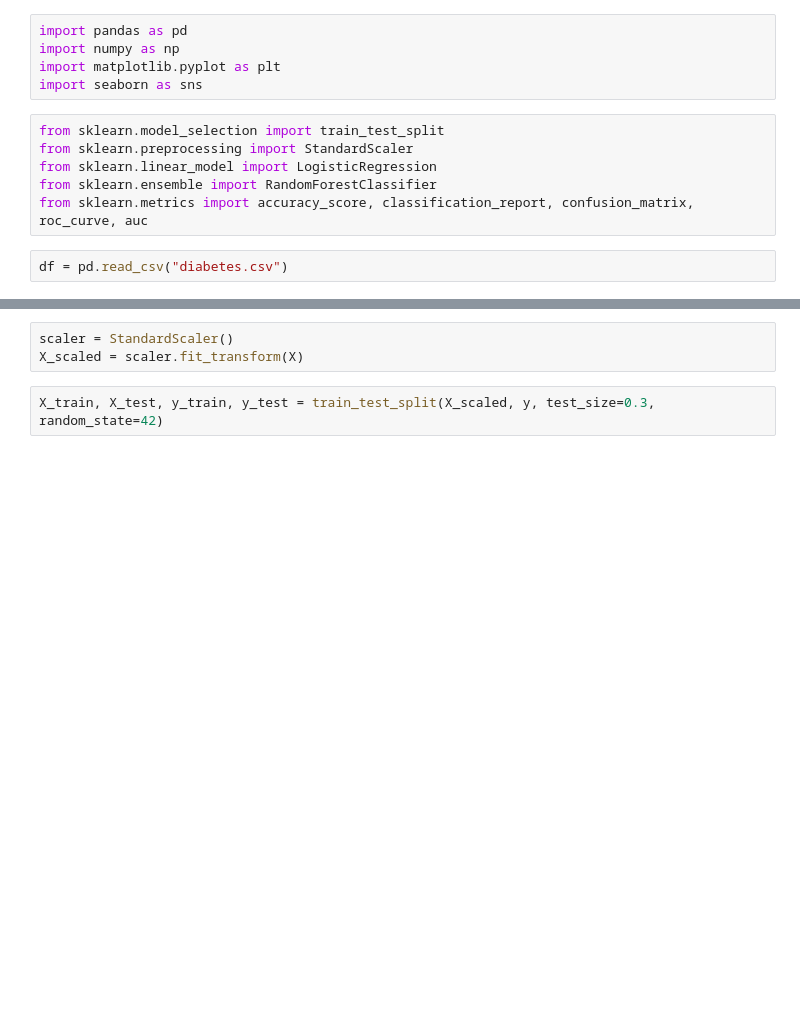
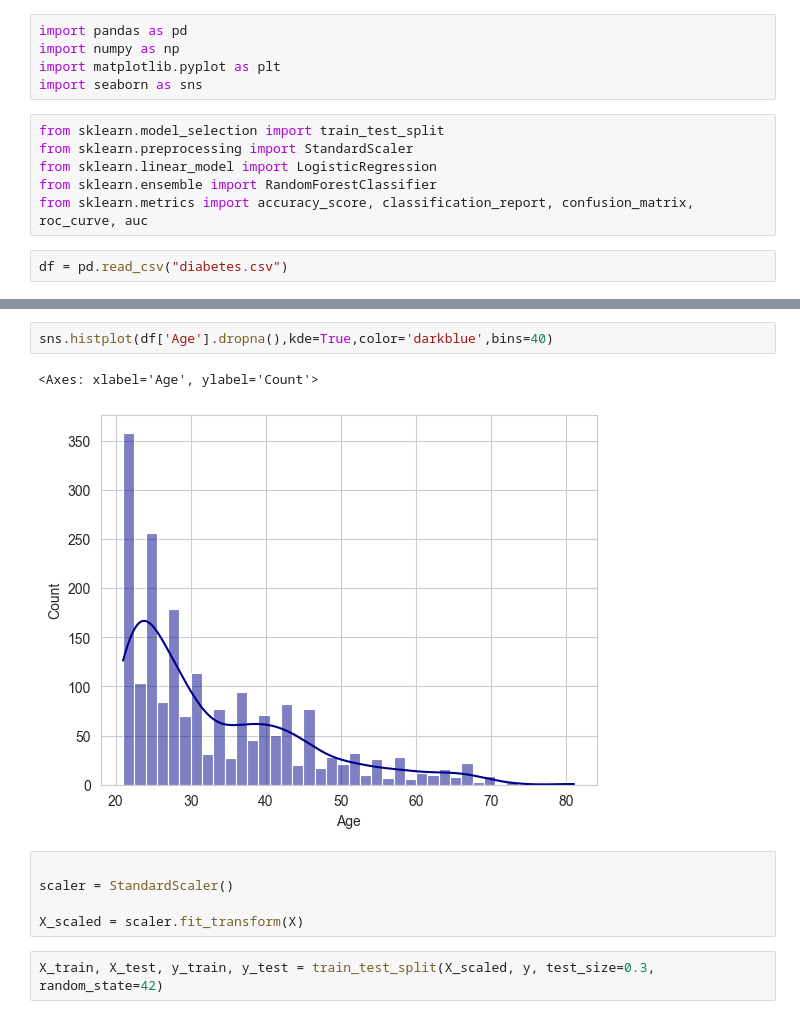
Before and after one commit to Ishan3885/Diabetes_Predictor, a Jupyter notebook: source code.ipynb, the cells around one changed output, grey strips where cells are left out. Drawn from its saved outputs; the diff is of its cells as text; blank space fills up the shorter version.

```diff
--- a/source code.ipynb
+++ b/source code.ipynb
@@ -24,5 +86,12 @@ y = df["Outcome"]
+# %%
+sns.histplot(df['Age'].dropna(),kde=True,color='darkblue',bins=40)
+# %% [output]
+<Axes: xlabel='Age', ylabel='Count'>
+[figure, added]
 # %%
+
 scaler = StandardScaler()
+
 X_scaled = scaler.fit_transform(X)
 # %%
 X_train, X_test, y_train, y_test = train_test_split(X_scaled, y, test_size=0.3, random_state=42)
```
Also changed, not shown: parts of 7 cells of this notebook.
